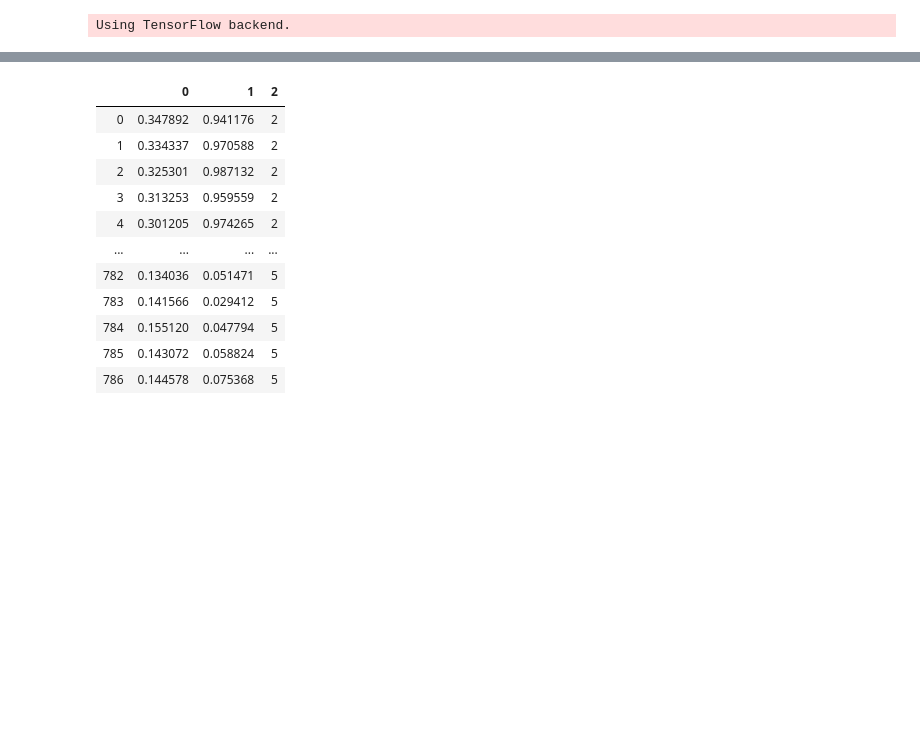
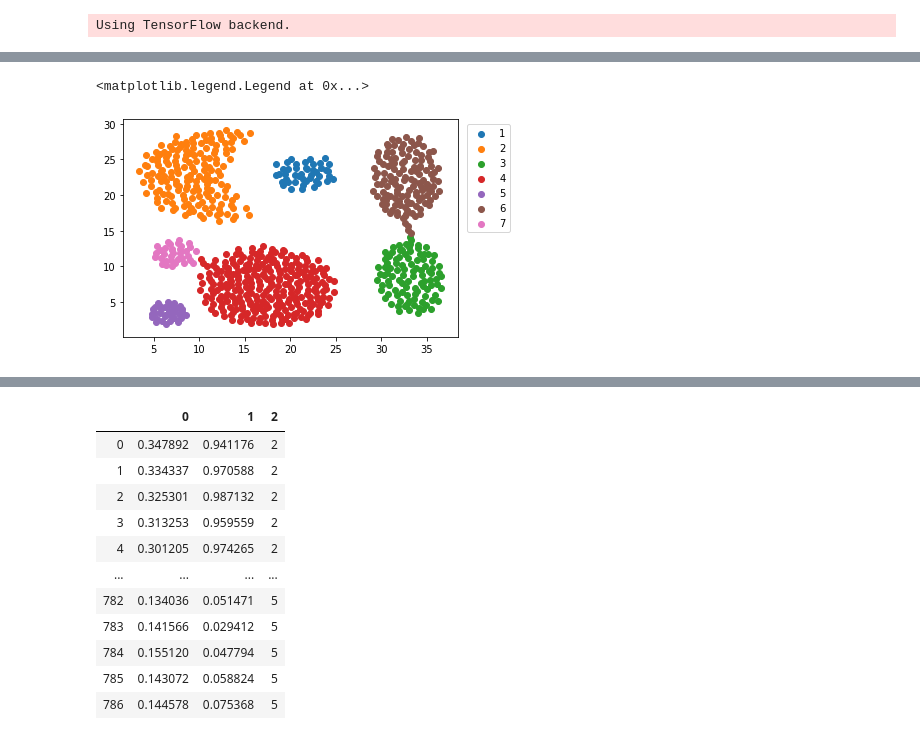
Before and after one commit to assasins353/PDU_Supervised_Learning, a Jupyter notebook: src/aggregation.ipynb, the cells around one changed output, grey strips where cells are left out. Drawn from its saved outputs; the diff is of its cells as text; code cells hidden in the pictures; blank space fills up the shorter version.

```diff
--- a/src/aggregation.ipynb
+++ b/src/aggregation.ipynb
@@ -107,0 +125,8 @@ agg
+# %%
+fig, ax = plt.subplots(1, 1)
+for x in range(1,8):
+    ax.scatter(x = data[0][data[2] == x], y = data[1][data[2] == x], label=str(x))
+ax.legend(loc=1, bbox_to_anchor=(1.17,1))
+# %% [output]
+<matplotlib.legend.Legend at 0x...>
+[figure, added]
```
Also changed, not shown: parts of 9 cells of this notebook.
